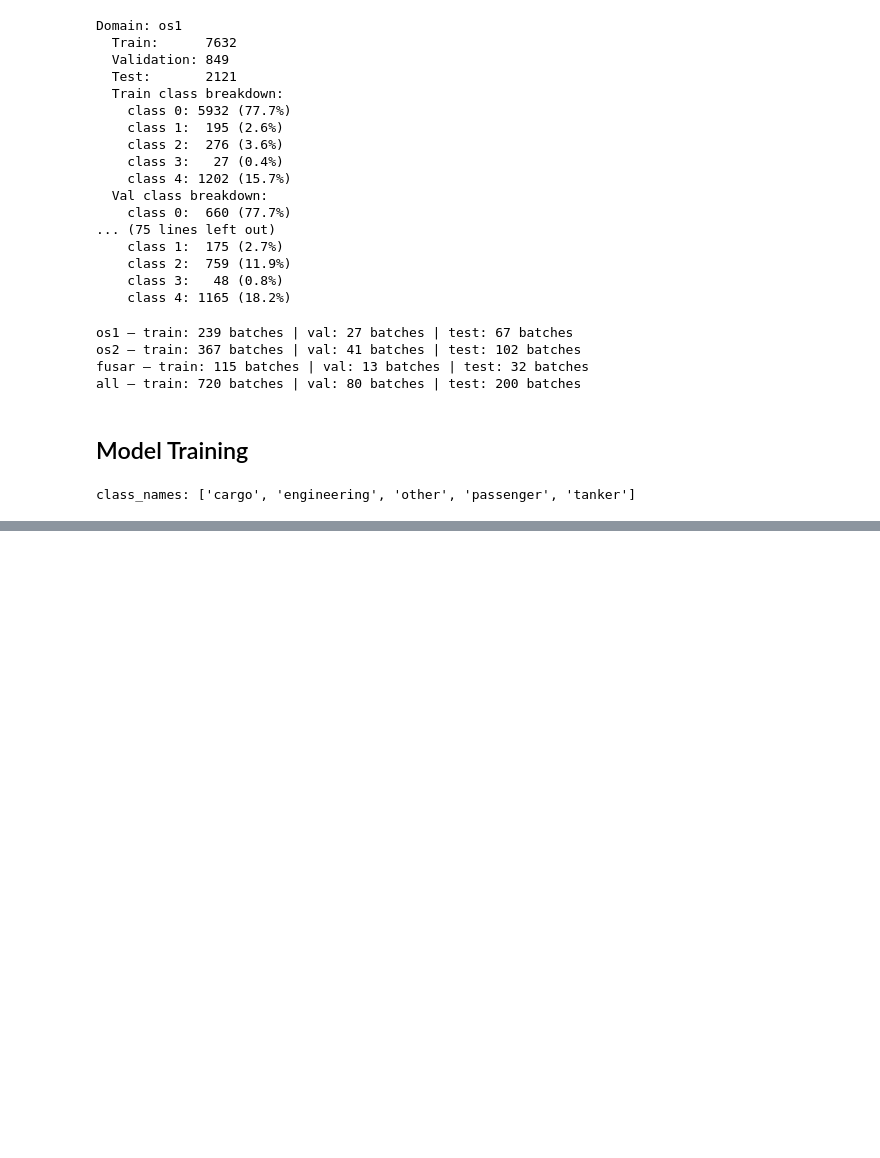
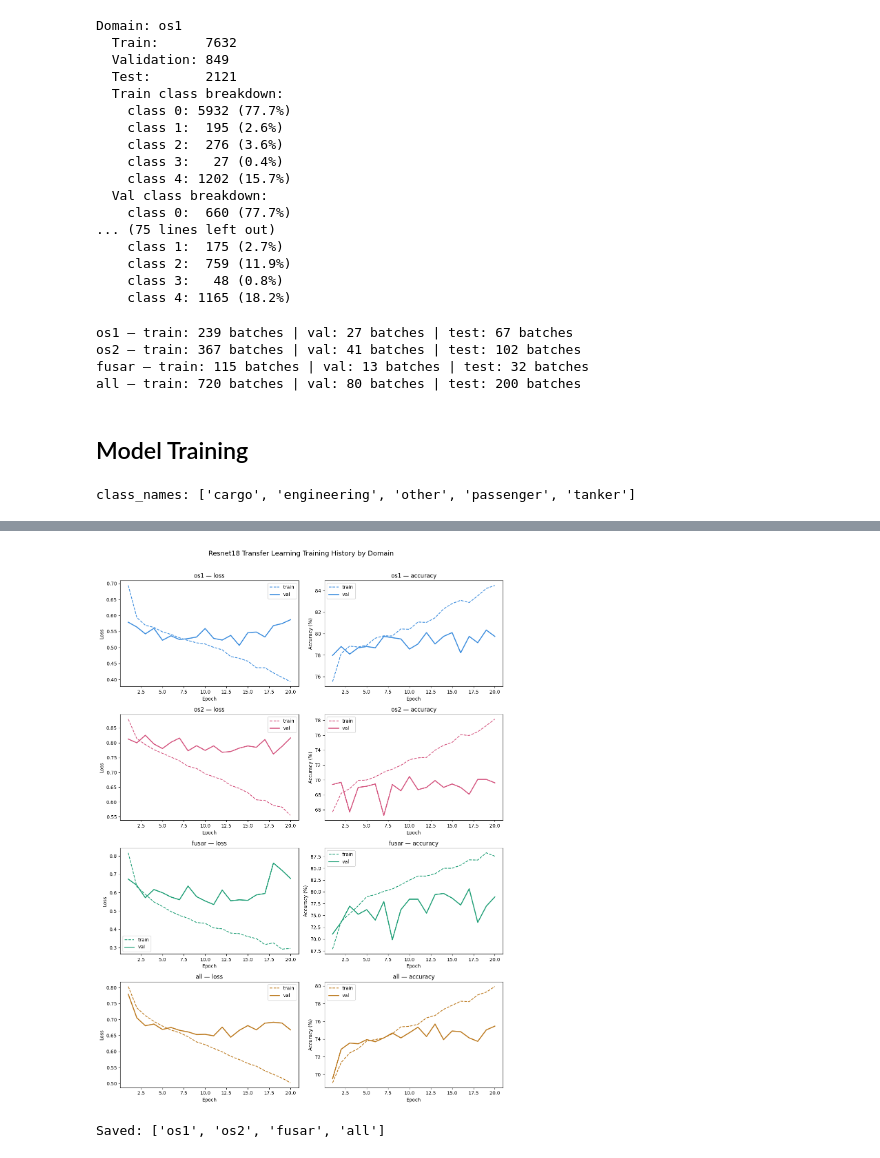
Before and after one commit to gknapp101/ds6050_final_project, a Jupyter notebook: src/MultiModelTrain_riv.ipynb, the cells around one changed output, grey strips where cells are left out. Saved outputs shown, nothing was run; the diff lists cells and outputs as text; code cells hidden in the pictures; blank space fills up the shorter version.

```diff
--- a/src/MultiModelTrain_riv.ipynb
+++ b/src/MultiModelTrain_riv.ipynb
@@ -341,7 +345,7 @@ for key in domains:
     }
 
 # Save to disk
-np.savez('split_indices.npz', **{
+np.savez('misc/split_indices.npz', **{
     f"{key}__{split}": np.array(indices)
     for key, splits in split_indices.items()
     for split, indices in splits.items()
@@ -465,7 +474,7 @@ def train_model(model, model_name, class_names, train_loader, val_loader, epochs
 
         if val_acc > best_val_acc:
             best_val_acc = val_acc
-            torch.save(model.state_dict(), f"{model_name}_best.pth")
+            torch.save(model.state_dict(), f"weights/{model_name}_best.pth")
 
         # wandb.log({
         #     "epoch": epoch + 1,
@@ -584,7 +593,20 @@ def clear_cache():
     print(f"GPU memory allocated: {torch.cuda.memory_allocated()/1e9:.2f}GB")
     print(f"GPU memory reserved:  {torch.cuda.memory_reserved()/1e9:.2f}GB")
 
+# Train 'all' first
+clear_cache()
+domains['all']['model'] = CNN_resnet_transfer()
+domains['all']['trained_model'], domains['all']['history'] = train_model(
+    domains['all']['model'], 'all', class_names,
+    domains['all']['train_loader'], domains['all']['val_loader'],
+    epochs=20, lr=1e-4
+)
+domains['all']['trained_model'] = domains['all']['trained_model'].cpu()
+
+# Then train the rest
 for key in domains:
+    if key == 'all':
+        continue
     clear_cache()
     domains[key]['model'] = CNN_resnet_transfer()
     domains[key]['trained_model'], domains[key]['history'] = train_model(
@@ -592,4 +614,6 @@ for key in domains:
         domains[key]['train_loader'], domains[key]['val_loader'],
         epochs=20, lr=1e-4
     )
+    domains[key]['trained_model'] = domains[key]['trained_model'].cpu()
+    clear_cache()
 # %% [output]
@@ -638,0 +637,53 @@ def plot_history(histories):
+# %%
+import matplotlib.pyplot as plt
+import matplotlib.gridspec as gridspec
+
+def plot_history_subplots(domains):
+    keys = [k for k in domains if 'history' in domains[k]]
+    colors = {'os1': '#378ADD', 'os2': '#D4537E', 'fusar': '#1D9E75', 'all': '#BA7517'}
+
+    fig, axes = plt.subplots(len(keys), 2, figsize=(12, 4 * len(keys)))
+    fig.suptitle("Resnet18 Transfer Learning Training History by Domain", fontsize=14, y=1.01)
+
+    for i, key in enumerate(keys):
+        h     = domains[key]['history']
+        color = colors.get(key, 'steelblue')
+        epochs = range(1, len(h['train_loss']) + 1)
+
+        # Loss
+        ax1 = axes[i, 0]
+        ax1.plot(epochs, h['train_loss'], linestyle='dashed', color=color, label='train')
+        ax1.plot(epochs, h['val_loss'],   linestyle='solid',  color=color, label='val', linewidth=2)
+        ax1.set_title(f"{key} — loss")
+        ax1.set_xlabel("Epoch")
+        ax1.set_ylabel("Loss")
+        ax1.legend()
+
+        # Accuracy
+        ax2 = axes[i, 1]
+        ax2.plot(epochs, h['train_acc'], linestyle='dashed', color=color, label='train')
+        ax2.plot(epochs, h['val_acc'],   linestyle='solid',  color=color, label='val', linewidth=2)
+        ax2.set_title(f"{key} — accuracy")
+        ax2.set_xlabel("Epoch")
+        ax2.set_ylabel("Accuracy (%)")
+        ax2.legend()
+
+    plt.tight_layout()
+    plt.savefig("misc/training_history.png", dpi=150, bbox_inches='tight')
+    plt.show()
+
+plot_history_subplots(domains)
+
+
+# save off the training history data
+import json
+
+history_data = {key: domains[key]['history'] for key in domains if 'history' in domains[key]}
+
+with open('misc/training_history.json', 'w') as f:
+    json.dump(history_data, f, indent=2)
+
+print("Saved:", list(history_data.keys()))
+# %% [output]
+[figure, added]
+Saved: ['os1', 'os2', 'fusar', 'all']
```
Also changed, not shown: parts of 5 cells of this notebook, 8 other files.
